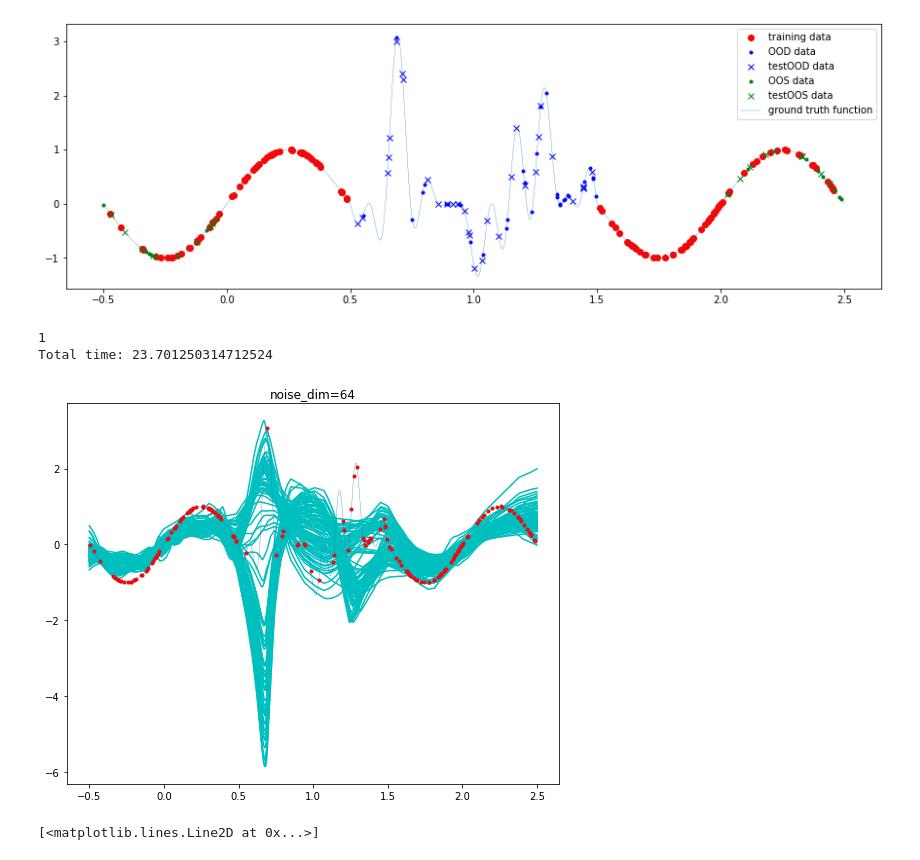
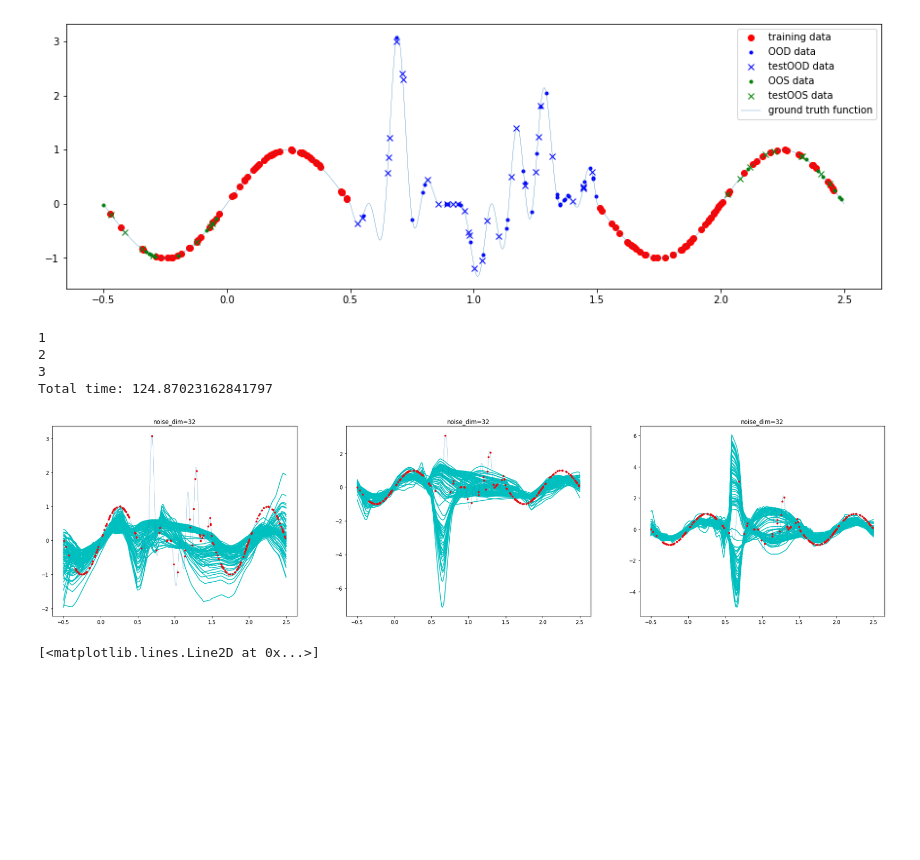
Before and after one commit to saleml/mcdeup, a Jupyter notebook: wip.ipynb, the cells around one changed output. Drawn from its saved outputs; the diff is of its cells as text; code cells hidden in the pictures; blank space fills up the shorter version.

```diff
--- a/wip.ipynb
+++ b/wip.ipynb
@@ -43,41 +43,41 @@ start = time.time()
 plt.figure(figsize=(30, 7))
 
 plot_i = 1
-for noise_dim in [ 64]:
-    if noise_dim != 64:
-        continue
+for noise_dim in [32, 32, 32]:
     print(plot_i)
     plt.subplot(1, 3, plot_i)
 
     model = MultiplicativeNetwork(noise_dim=noise_dim, width=256).to(DEVICE)
 
     loader = DataLoader(train_data, shuffle=True, batch_size=64)
     deup_loader = DataLoader(deup_data, shuffle=True, batch_size=128)
 
     optimizer = torch.optim.Adam(model.parameters(), lr=0.002)
     deup_optimizer = torch.optim.Adam([y for x, y in model.named_parameters() if 'noise_net' in x], lr=0.002)
 
     trainer = Trainer(model, loader, deup_loader, optimizer, deup_optimizer)
     trainer.train_main(500)
 
-    trainer.train_deup(1500, K=10, alpha_1=1, alpha_2=5)
+    trainer.train_deup(1500, K=15, alpha_1=1, alpha_2=1)
 
     for _ in range(100):
         z = torch.randn(1, noise_dim).repeat(len(x_test), 1).to(DEVICE)
         sampled_fct = model(x_test, z).detach()
         plt.plot(x_test.cpu(), sampled_fct.cpu(), 'c')
 
     plt.plot(full_X.cpu(), full_Y.cpu(), 'r.', label='train_data')
     plt.plot(x_test.cpu(), y_test.squeeze().cpu(), label='ground truth function', linewidth=.3)
     plt.title(f'noise_dim={noise_dim}')
     plot_i += 1
 
 end = time.time()
 print('Total time:', end - start)
 # %% [output]
 1
-Total time: 23.701250314712524
+2
+3
+Total time: 124.87023162841797
-[figure, old version]
+[figure, new version]
 # %%
 plt.plot(trainer.train_losses)
 plt.plot(trainer.deup_train_losses)
```
Also changed, not shown: 1 other file.
